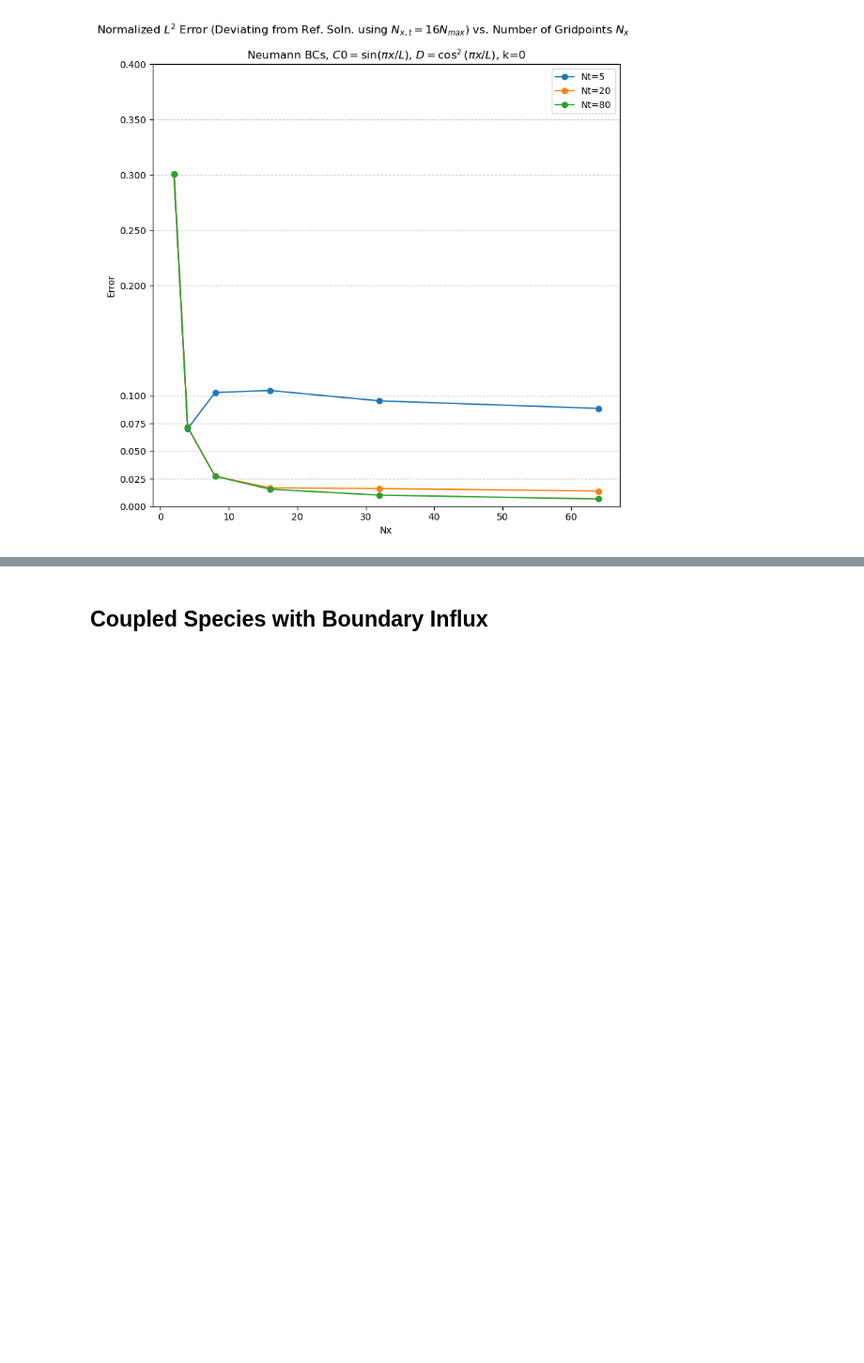
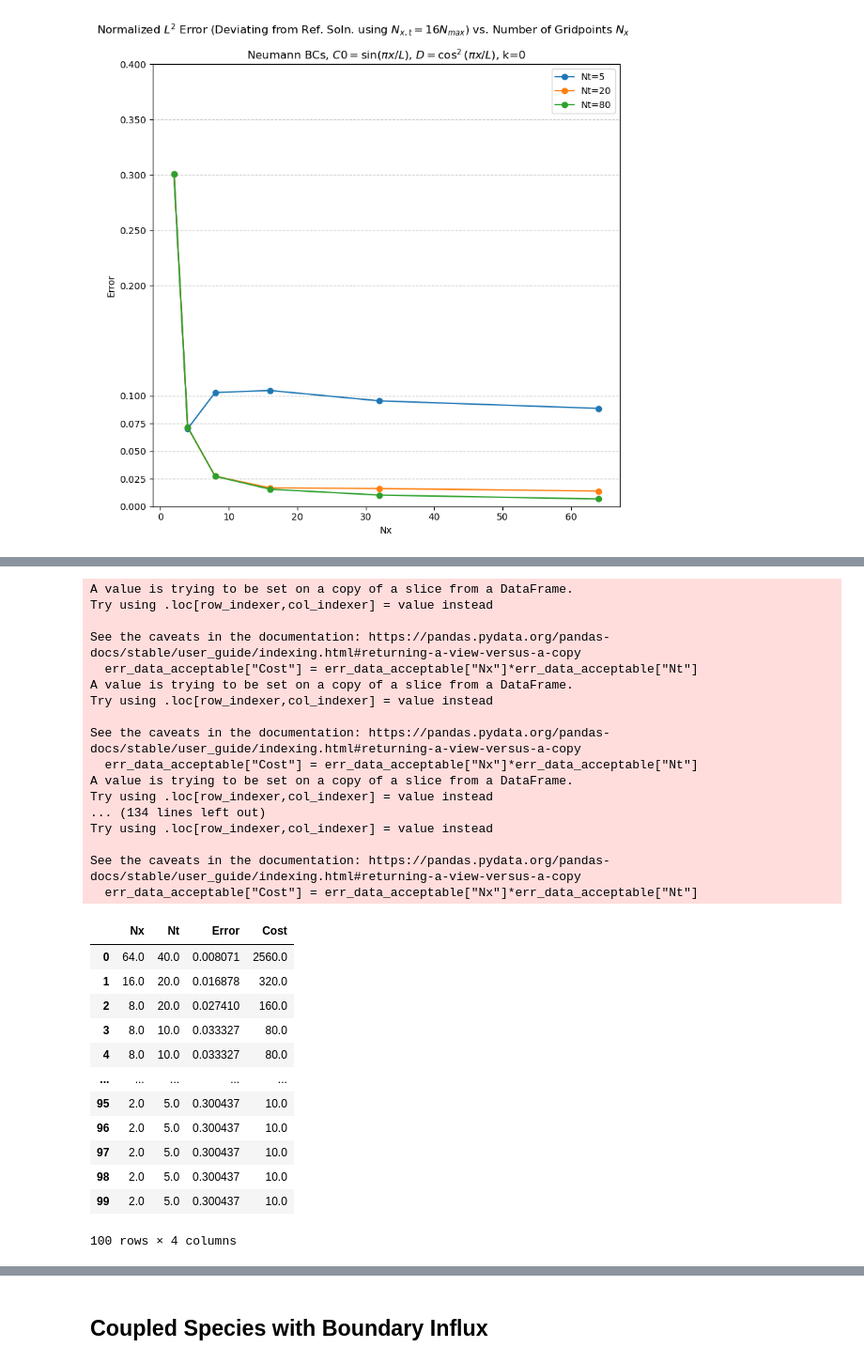
Before and after one commit to william-dove/Diffusion-Modeling, a Jupyter notebook: Diffusion.ipynb, the cells around one changed output, grey strips where cells are left out. Shown at 94% size. Cells and saved outputs as stored; diff of their text form; code cells hidden in the pictures; blank space fills up the shorter version.

```diff
--- a/Diffusion.ipynb
+++ b/Diffusion.ipynb
@@ -1374,0 +1414,41 @@ plt.tight_layout()
+# %%
+rows = []
+cols = ["Nx", "Nt", "Error", "Cost"]
+for err in np.linspace(0.01, 1, 100):
+    optimal = choose_optimal(costs_2, err)
+    rows.append([optimal["Nx"], optimal["Nt"], optimal["Error"], optimal["Cost"]])
+
+err_data = pd.DataFrame(rows, columns=cols)
+
+err_data
+# %% [output]
+A value is trying to be set on a copy of a slice from a DataFrame.
+Try using .loc[row_indexer,col_indexer] = value instead
+
+See the caveats in the documentation: https://pandas.pydata.org/pandas-docs/stable/user_guide/indexing.html#returning-a-view-versus-a-copy
+  err_data_acceptable["Cost"] = err_data_acceptable["Nx"]*err_data_acceptable["Nt"]
+A value is trying to be set on a copy of a slice from a DataFrame.
+Try using .loc[row_indexer,col_indexer] = value instead
+
+See the caveats in the documentation: https://pandas.pydata.org/pandas-docs/stable/user_guide/indexing.html#returning-a-view-versus-a-copy
+  err_data_acceptable["Cost"] = err_data_acceptable["Nx"]*err_data_acceptable["Nt"]
+A value is trying to be set on a copy of a slice from a DataFrame.
+Try using .loc[row_indexer,col_indexer] = value instead
+... (134 lines left out)
+Try using .loc[row_indexer,col_indexer] = value instead
+
+See the caveats in the documentation: https://pandas.pydata.org/pandas-docs/stable/user_guide/indexing.html#returning-a-view-versus-a-copy
+  err_data_acceptable["Cost"] = err_data_acceptable["Nx"]*err_data_acceptable["Nt"]
+|  | Nx | Nt | Error | Cost |
+| 0 | 64.0 | 40.0 | 0.008071 | 2560.0 |
+| 1 | 16.0 | 20.0 | 0.016878 | 320.0 |
+| 2 | 8.0 | 20.0 | 0.027410 | 160.0 |
+| 3 | 8.0 | 10.0 | 0.033327 | 80.0 |
+| 4 | 8.0 | 10.0 | 0.033327 | 80.0 |
+| ... | ... | ... | ... | ... |
+| 95 | 2.0 | 5.0 | 0.300437 | 10.0 |
+| 96 | 2.0 | 5.0 | 0.300437 | 10.0 |
+| 97 | 2.0 | 5.0 | 0.300437 | 10.0 |
+| 98 | 2.0 | 5.0 | 0.300437 | 10.0 |
+| 99 | 2.0 | 5.0 | 0.300437 | 10.0 |
+100 rows × 4 columns
```
Also changed, not shown: parts of 7 cells of this notebook, 4 other files.
